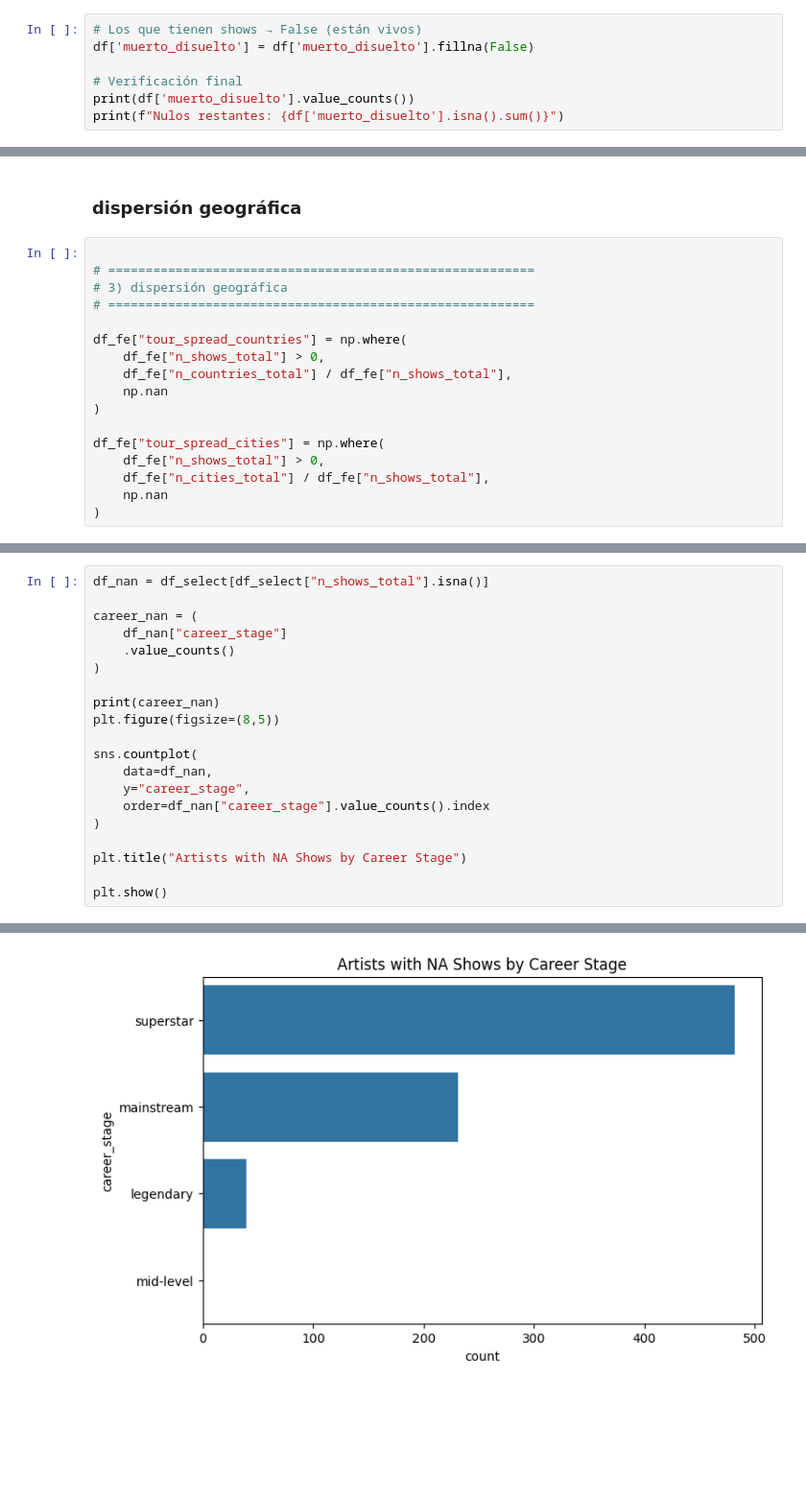
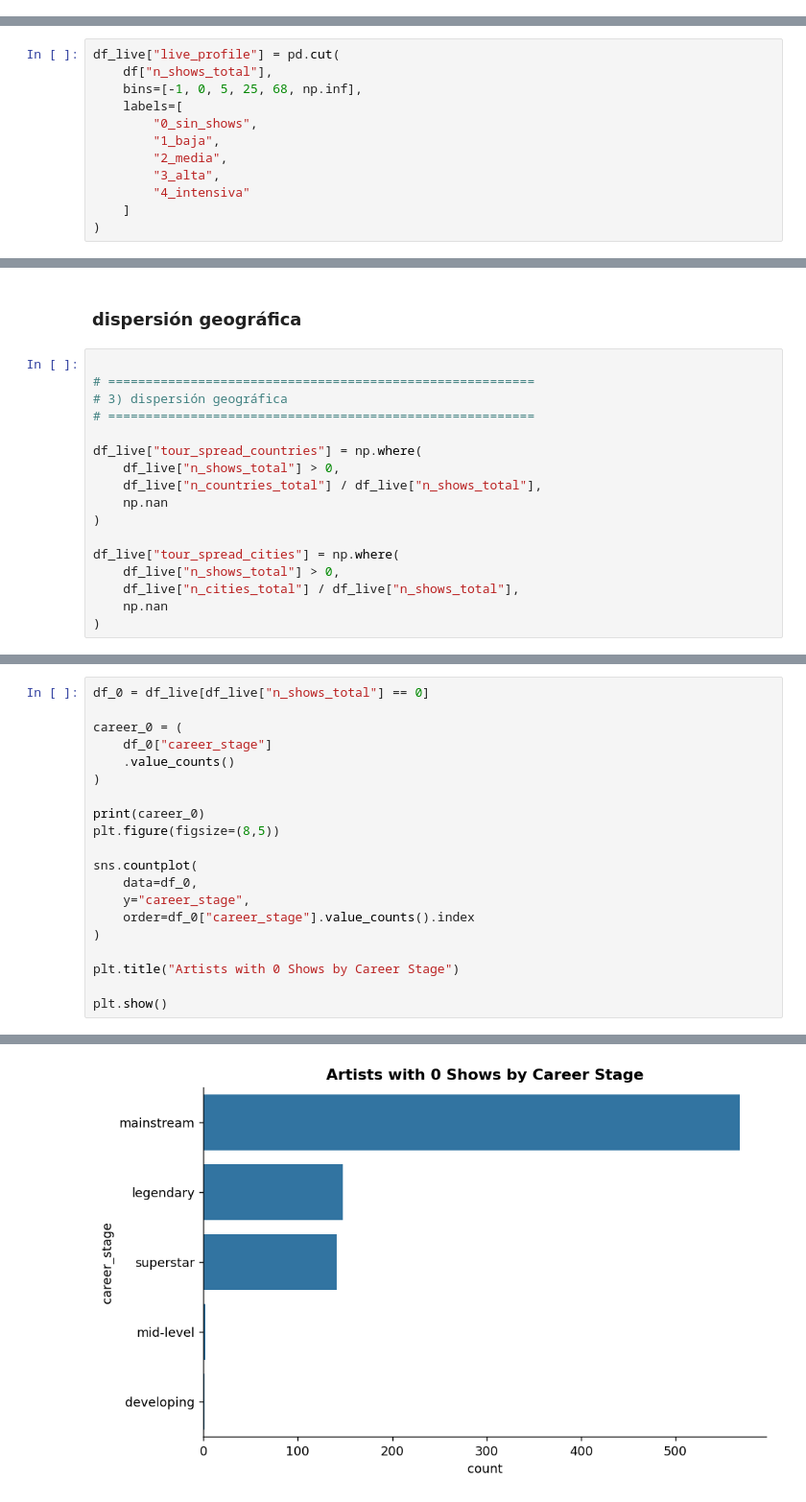
Before and after one commit to SilvanaBContreras/come_together_industria_de_la_musica, a Jupyter notebook: chartmetric_EDA1.ipynb, the cells around one changed output, grey strips where cells are left out. Shown at 96% size. Drawn from its saved outputs; the diff is of its cells as text; blank space fills up the shorter version.

```diff
--- a/chartmetric_EDA1.ipynb
+++ b/chartmetric_EDA1.ipynb
@@ -1527,7 +1470,0 @@ De esos, con n_shows_total == 0 o nulo: 263
-# %%
-# Los que tienen shows → False (están vivos)
-df['muerto_disuelto'] = df['muerto_disuelto'].fillna(False)
-
-# Verificación final
-print(df['muerto_disuelto'].value_counts())
-print(f"Nulos restantes: {df['muerto_disuelto'].isna().sum()}")
@@ -2478,0 +3252,12 @@ print(f"✅ Tabla exportable generada: {nombre_archivo}")
+# %%
+df_live["live_profile"] = pd.cut(
+    df["n_shows_total"],
+    bins=[-1, 0, 5, 25, 68, np.inf],
+    labels=[
+        "0_sin_shows",
+        "1_baja",
+        "2_media",
+        "3_alta",
+        "4_intensiva"
+    ]
+)
@@ -3069,14 +3495,14 @@ df_fe["log_touring_scale"] = np.log1p(df_fe["touring_scale"])
 # 3) dispersión geográfica
 # =========================================================
 
-df_fe["tour_spread_countries"] = np.where(
-    df_fe["n_shows_total"] > 0,
-    df_fe["n_countries_total"] / df_fe["n_shows_total"],
+df_live["tour_spread_countries"] = np.where(
+    df_live["n_shows_total"] > 0,
+    df_live["n_countries_total"] / df_live["n_shows_total"],
     np.nan
 )
 
-df_fe["tour_spread_cities"] = np.where(
-    df_fe["n_shows_total"] > 0,
-    df_fe["n_cities_total"] / df_fe["n_shows_total"],
+df_live["tour_spread_cities"] = np.where(
+    df_live["n_shows_total"] > 0,
+    df_live["n_cities_total"] / df_live["n_shows_total"],
     np.nan
 )
@@ -3579,21 +3559,21 @@ Name: count, dtype: int64
 # %%
-df_nan = df_select[df_select["n_shows_total"].isna()]
+df_0 = df_live[df_live["n_shows_total"] == 0]
 
-career_nan = (
-    df_nan["career_stage"]
+career_0 = (
+    df_0["career_stage"]
     .value_counts()
 )
 
-print(career_nan)
+print(career_0)
 plt.figure(figsize=(8,5))
 
 sns.countplot(
-    data=df_nan,
+    data=df_0,
     y="career_stage",
-    order=df_nan["career_stage"].value_counts().index
+    order=df_0["career_stage"].value_counts().index
 )
 
-plt.title("Artists with NA Shows by Career Stage")
+plt.title("Artists with 0 Shows by Career Stage")
 
 plt.show()
 # %% [output]
@@ -3605,2 +3586,2 @@ mid-level       1
 Name: count, dtype: int64
-[figure, old version]
+[figure, new version]
```
Also changed, not shown: parts of 133 cells of this notebook, 3 other files.
